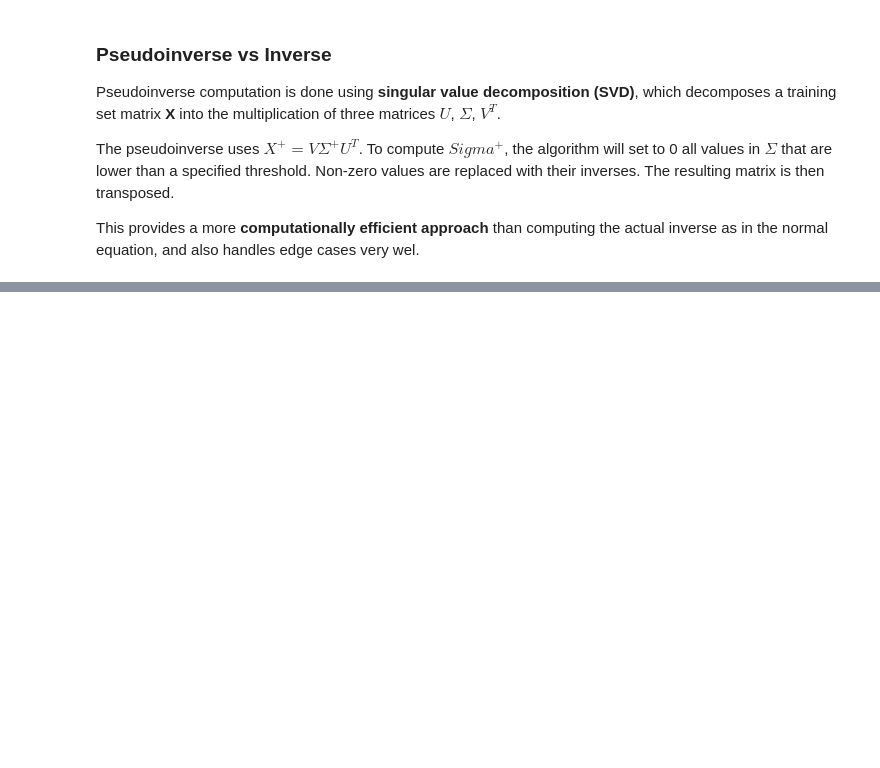
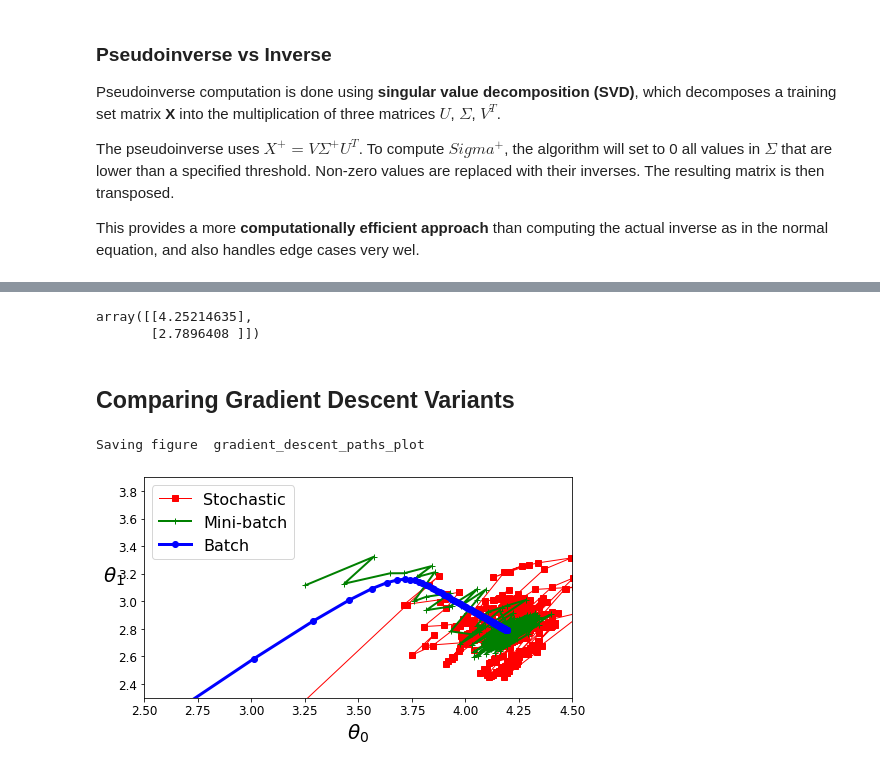
Before and after one commit to SMS-NED16/FYP-DL, a Jupyter notebook: ML-Hands-On/04_training_models/04_Training_Models_Examples.ipynb, the cells around one changed output, grey strips where cells are left out. Cells and saved outputs as stored; diff of their text form; code cells hidden in the pictures; blank space fills up the shorter version.

```diff
--- a/ML-Hands-On/04_training_models/04_Training_Models_Examples.ipynb
+++ b/ML-Hands-On/04_training_models/04_Training_Models_Examples.ipynb
@@ -156,0 +387,55 @@ This provides a more **computationally efficient approach** than computing the a
+# %%
+for epoch in range(n_iterations):
+    # Why are we using the permutation command here? Why not np.random.
+    shuffled_indices = np.random.permutation(m)
+
+    # Shuffle training samples and labels
+    X_b_shuffled = X_b[shuffled_indices]
+    y_shuffled = y[shuffled_indices]
+
+    # Iterate over the minibatch, use it to compute weight updates and gradients
+    for i in range(0, m, minibatch_size):
+        # Increment learning schedule counter variable
+        t += 1
+        x_i = X_b_shuffled[i : i + minibatch_size]
+        y_i = y_shuffled[i : i + minibatch_size]
+
+        # Denom is now the minibatch's size
+        gradients = 2 / minibatch_size * x_i.T.dot(x_i.dot(theta) - y_i)
+
+        # Update the learning rate for this iteration
+        eta = learning_schedule(t)
+
+        # Update the parameter weigths
+        theta = theta - eta * gradients
+
+        # Record the param updates
+        theta_path_mgd.append(theta)
+# %%
+# What is the final value of theta derived from SGD?
+theta
+# %% [output]
+array([[4.25214635],
+       [2.7896408 ]])
+# %% [markdown]
+## Comparing Gradient Descent Variants
+# %%
+theta_path_bgd = np.array(theta_path_bgd)
+theta_path_sgd = np.array(theta_path_sgd)
+theta_path_mgd = np.array(theta_path_mgd)
+# %%
+plt.figure(figsize=(7, 4))
+plt.plot(theta_path_sgd[:, 0], theta_path_sgd[:, 1], 'r-s',
+        linewidth=1, label='Stochastic')
+plt.plot(theta_path_mgd[:, 0], theta_path_mgd[:, 1], 'g-+',
+        linewidth=2, label='Mini-batch')
+plt.plot(theta_path_bgd[:, 0], theta_path_bgd[:, 1], 'b-o',
+        linewidth=3, label='Batch')
+plt.legend(loc='upper left', fontsize=16)
+plt.xlabel(r'$\theta_0$', fontsize=20)
+plt.ylabel(r'$\theta_1$', fontsize=20, rotation=0)
+plt.axis([2.5, 4.5, 2.3, 3.9])
+save_fig('gradient_descent_paths_plot')
+# %% [output]
+Saving figure  gradient_descent_paths_plot
+[figure, added]
```
Also changed, not shown: parts of 45 cells of this notebook.
